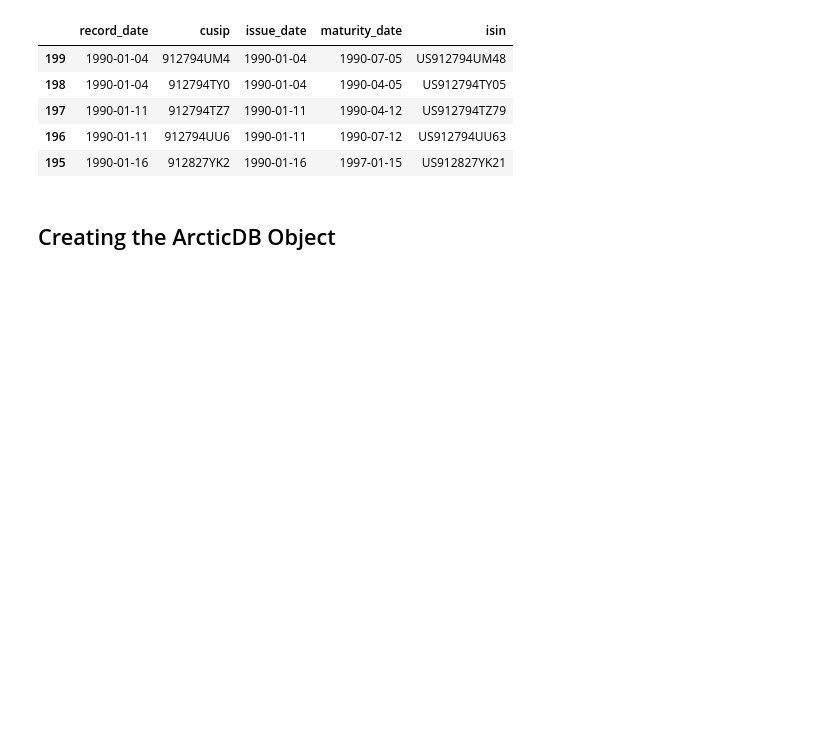
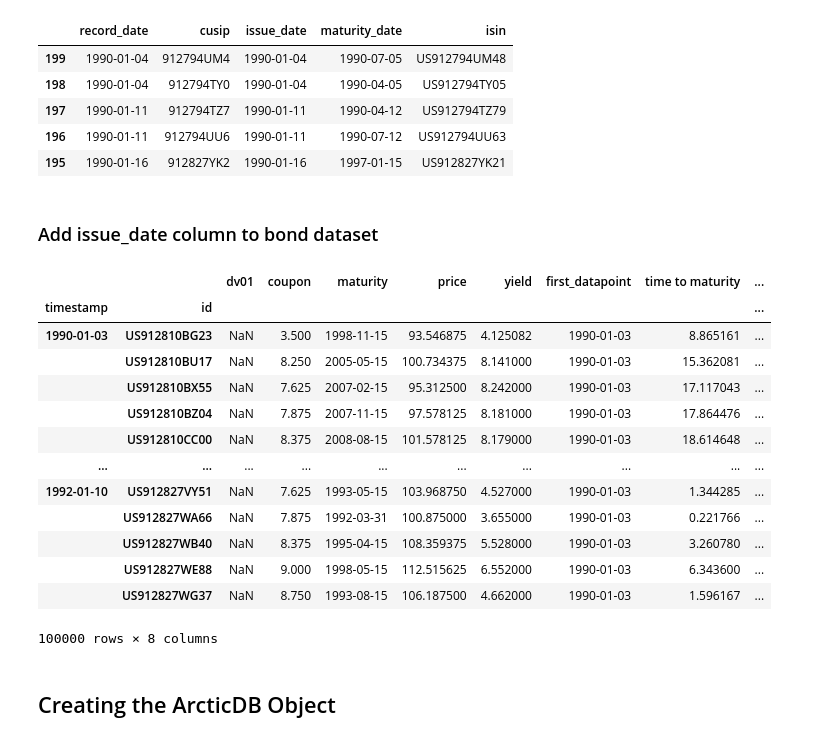
Before and after one commit to vittoriomanfriani/Fundamental-Factor-Model-for-Rates, a Jupyter notebook: data_processing.ipynb, the cells around one changed output. Cells and saved outputs as stored; diff of their text form; code cells hidden in the pictures; blank space fills up the shorter version.

Commit message:
add function that adds issue date value to bonds that where issued during the time frame 1990-2024

```diff
--- a/data_processing.ipynb
+++ b/data_processing.ipynb
@@ -770,6 +761,3 @@ querying page 40...
 ## get column of interest
 auction_data = auction_data.sort_values(by='record_date')
 auction_data = auction_data[['record_date', 'cusip', 'issue_date', 'maturity_date']]
-
-## filter from 1990-01-03 to match bond data index
-auction_data = auction_data[auction_data['record_date'] > '1990-01-02']
@@ -810,6 +791,71 @@ auction_data.head()
 | 197 | 1990-01-11 | 912794TZ7 | 1990-01-11 | 1990-04-12 | US912794TZ79 |
 | 196 | 1990-01-11 | 912794UU6 | 1990-01-11 | 1990-07-12 | US912794UU63 |
 | 195 | 1990-01-16 | 912827YK2 | 1990-01-16 | 1997-01-15 | US912827YK21 |
+# %% [markdown]
+### Add issue_date column to bond dataset
+# %%
+def add_issue_date_column(df: pd.DataFrame, auction_df: pd.DataFrame):
+    # Reset the index to access all columns for pivoting
+    df_reset = df.reset_index()
+
+    # Create pivot tables for 'coupon' and initialize 'issue_date', use coupon df as reference since has 0% nans
+    coupon = df_reset.pivot(index="timestamp", columns="id", values="coupon")
+    issue_date = df_reset.pivot(index="timestamp", columns="id", values="issue_date")
+
+    # Ensure the shapes of the two pivot tables match
+    if coupon.shape != issue_date.shape:
+        raise Exception('The shapes of coupon and issue_date do not match')
+
+    # Iterate through each column (isin) in the issue_date pivot
+    for col in tqdm(issue_date.columns, desc="Processing ISINs"):
+        for date in issue_date.index:
+            # Find the corresponding row in auction_df based on 'isin' and 'record_date'
+            auction_row = auction_df[
+                (auction_df['isin'] == col) & (auction_df['record_date'] == date)
+            ]
+
+            # If a matching row is found, update the issue_date
+            if not auction_row.empty:
+                issue_date_i = auction_row.iloc[0]['issue_date']  # Get the first match
+                issue_date.loc[date, col] = issue_date_i
+                continue
+
+        # Perform forward fill on the `issue_date` column only where `coupon` is not NaN
+        issue_date[col] = issue_date[col].where(~coupon[col].isna()).ffill()
+
+    issue_date.reset_index(inplace = True)
+    issue_date_melted = issue_date.melt(
+    id_vars=["timestamp"], var_name="id", value_name="issue_date"
+    )
+    issue_date_melted.set_index(['timestamp', 'id'], inplace=True)
+    bond_data_merged = pd.merge(
+    df.drop(columns=["issue_date"]),  # Drop the original price column
+    issue_date_melted,
+    on=["timestamp", "id"],
+    how="right",
+    )
+    bond_data_merged = bond_data_merged.dropna(subset = 'coupon', axis = 0) #use coupon column as reference to drop rows in the dataset as it had 0 nans in the original one
+    bond_data_merged.sort_index(level=0, inplace=True)
+    return bond_data_merged
+
+test = bond_data.iloc[:100000]
+test = add_issue_date_column(test, auction_data)
+test
+# %% [output]
+|  |  | dv01 | coupon | maturity | price | yield | first_datapoint | time to maturity | ... |
+| timestamp | id |  |  |  |  |  |  |  | ... |
+| 1990-01-03 | US912810BG23 | NaN | 3.500 | 1998-11-15 | 93.546875 | 4.125082 | 1990-01-03 | 8.865161 | ... |
+|  | US912810BU17 | NaN | 8.250 | 2005-05-15 | 100.734375 | 8.141000 | 1990-01-03 | 15.362081 | ... |
+|  | US912810BX55 | NaN | 7.625 | 2007-02-15 | 95.312500 | 8.242000 | 1990-01-03 | 17.117043 | ... |
+|  | US912810BZ04 | NaN | 7.875 | 2007-11-15 | 97.578125 | 8.181000 | 1990-01-03 | 17.864476 | ... |
+|  | US912810CC00 | NaN | 8.375 | 2008-08-15 | 101.578125 | 8.179000 | 1990-01-03 | 18.614648 | ... |
+| ... | ... | ... | ... | ... | ... | ... | ... | ... | ... |
+| 1992-01-10 | US912827VY51 | NaN | 7.625 | 1993-05-15 | 103.968750 | 4.527000 | 1990-01-03 | 1.344285 | ... |
+|  | US912827WA66 | NaN | 7.875 | 1992-03-31 | 100.875000 | 3.655000 | 1990-01-03 | 0.221766 | ... |
+|  | US912827WB40 | NaN | 8.375 | 1995-04-15 | 108.359375 | 5.528000 | 1990-01-03 | 3.260780 | ... |
+|  | US912827WE88 | NaN | 9.000 | 1998-05-15 | 112.515625 | 6.552000 | 1990-01-03 | 6.343600 | ... |
+|  | US912827WG37 | NaN | 8.750 | 1993-08-15 | 106.187500 | 4.662000 | 1990-01-03 | 1.596167 | ... |
+100000 rows × 8 columns
 # %% [markdown]
 ## Creating the ArcticDB Object
 # %%
```
Also changed, not shown: parts of 2 cells of this notebook.
